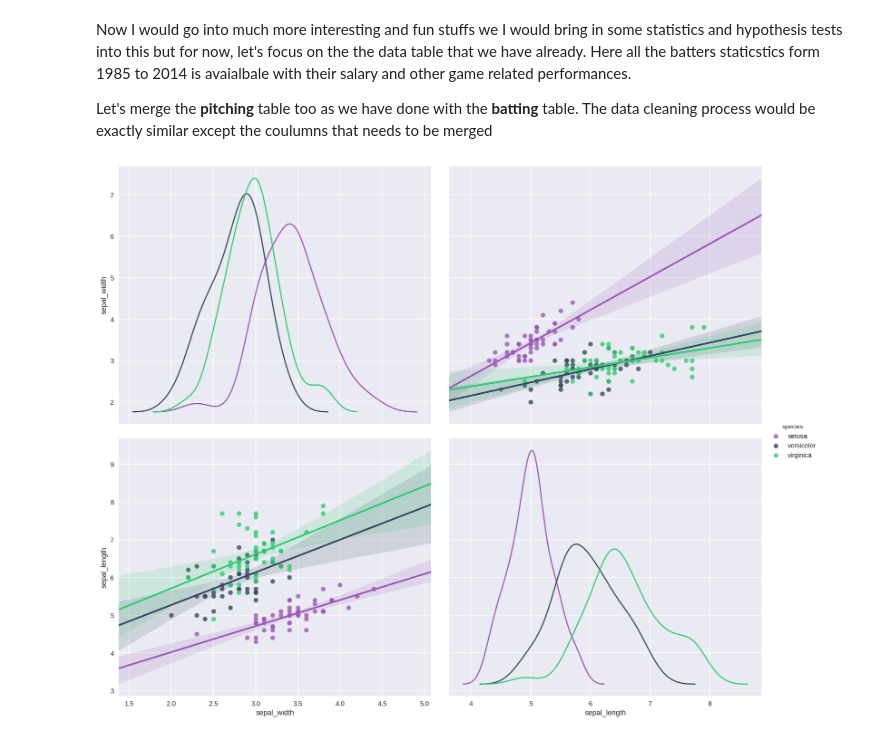
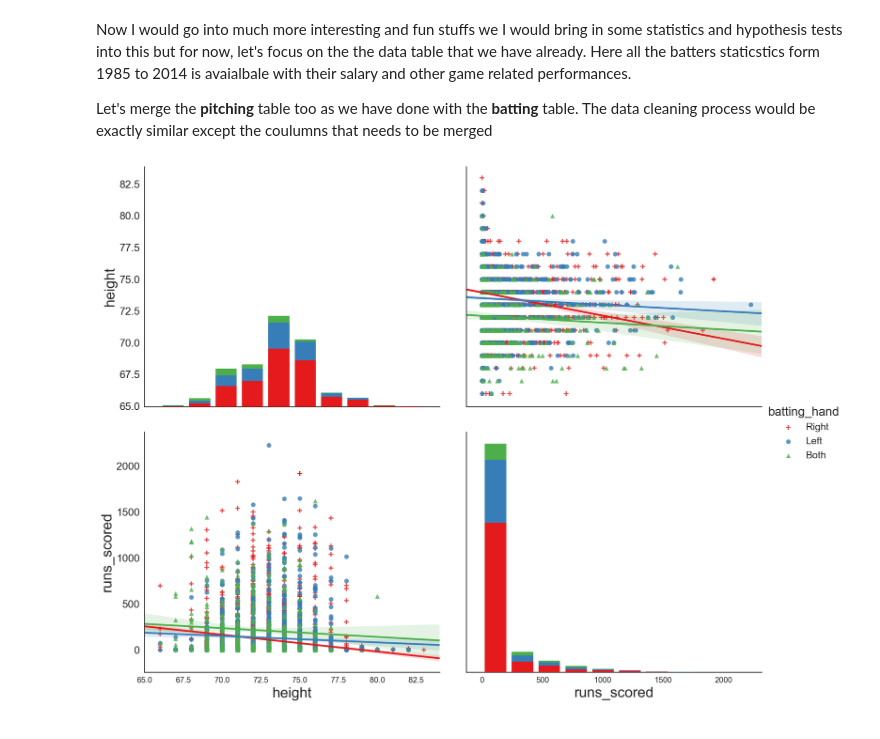
Before and after one commit to MayukhSobo/BaseBall, a Jupyter notebook: src/Baseball.ipynb, the cells around one changed output. Drawn from its saved outputs; the diff is of its cells as text; code cells hidden in the pictures.

Commit message:
Added the correlation of runs with the height

```diff
--- a/src/Baseball.ipynb
+++ b/src/Baseball.ipynb
@@ -191,10 +189,21 @@ iris = sns.load_dataset("iris")
+# %%
+plot_data = data_1.groupby('playerID')
+d = {'player': [], 'height': [], 'runs_scored': [], 'batting_hand': []}
+formatter = {'R': 'Right', 'L': 'Left', 'B': 'Both'}
+for k, grp in plot_data:
+    d['player'].append(k)
+    d['height'].append(grp.height.mean())
+    d['runs_scored'].append(grp.R.sum())
+    d['batting_hand'].append(formatter[grp.bats.unique()[0]])
+plot_data = pd.DataFrame(d)
 # %%
 # sns.set(color_codes=True)
 # flatui = ["#9b59b6", "#34495e", "#2ecc71"]
-# g = sns.pairplot(iris, size= 6,  x_vars=["weight", "height"],
-#                  y_vars=["", ""]
-#                  aspect= 1.2,  palette=sns.color_palette(flatui), hue="species",
-#                  diag_kind="kde", kind="reg")
-# plt.show()
+g = sns.pairplot(plot_data, size= 6, vars=["height", "runs_scored"],
+                 aspect= 1.2,  palette="Set1",
+                 diag_kind="hist", kind="reg", hue="batting_hand",
+                 markers=['+', 'o', '^'],
+                 diag_kws=dict(rwidth=0.8))
+plt.show()
 # %% [output]
-[figure, old version]
+[figure, new version]
```
Also changed, not shown: parts of 3 cells of this notebook.
